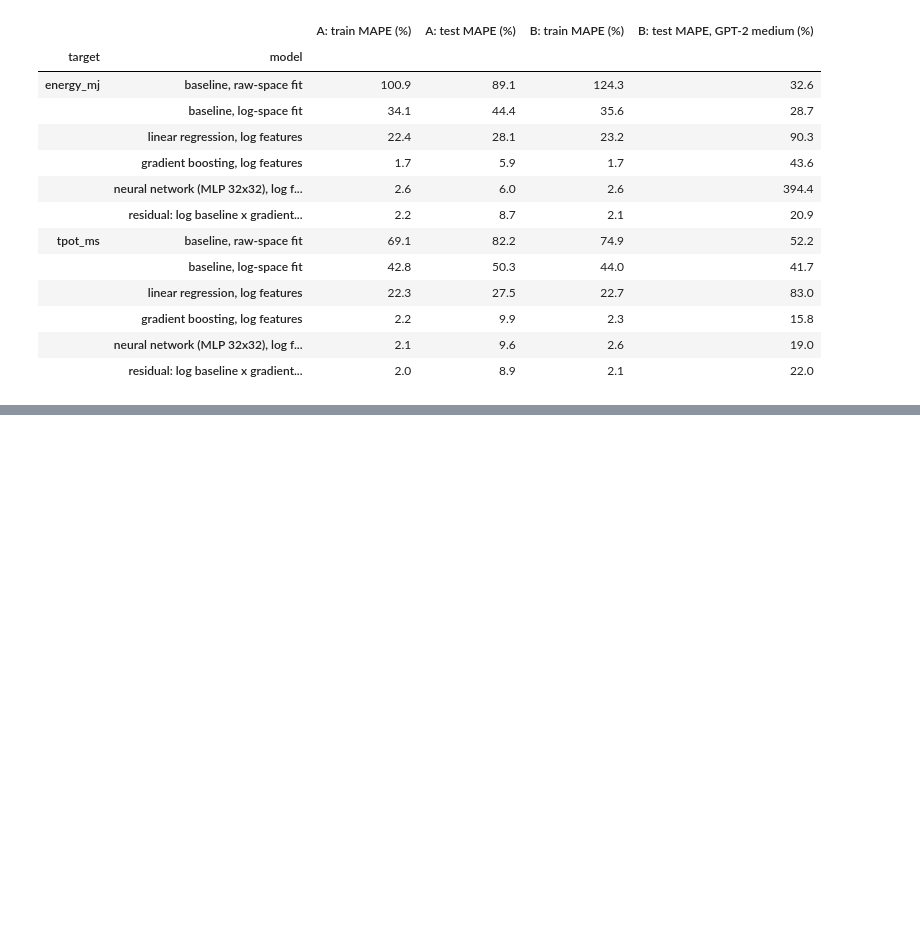
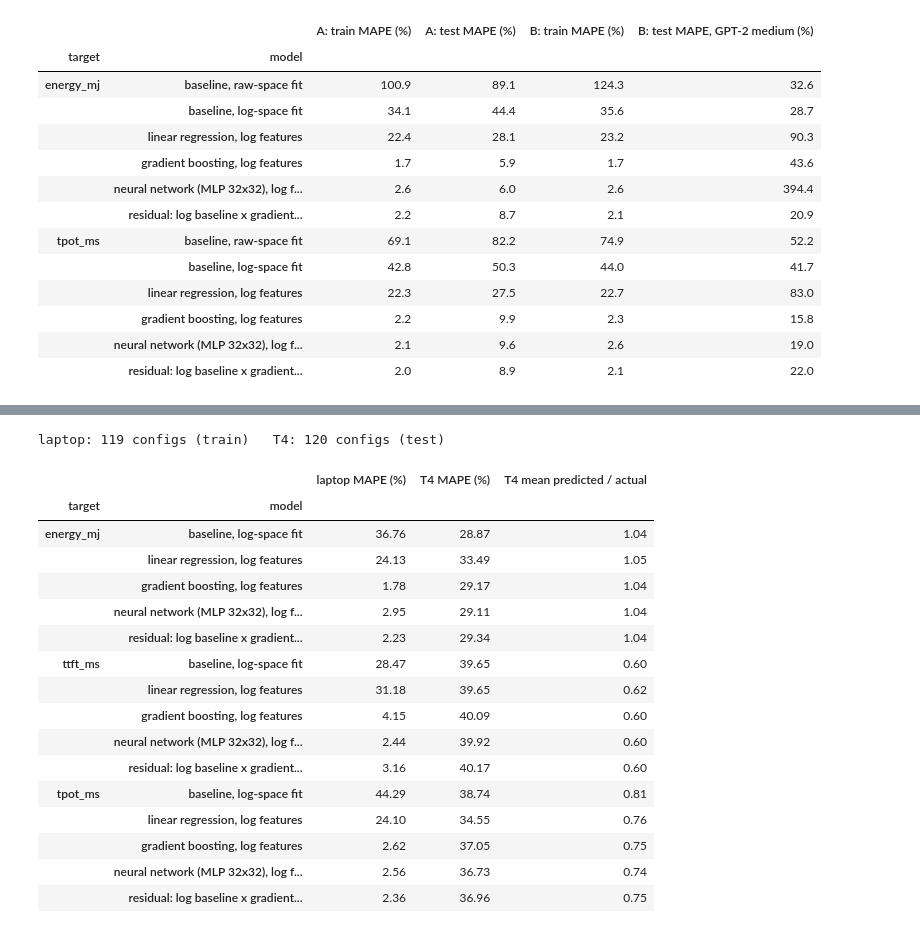
Before and after one commit to Suraj-Sedai/energy-latency-predictor, a Jupyter notebook: notebooks/phase3_models.ipynb, the cells around one changed output, grey strips where cells are left out. Cells and saved outputs as stored; diff of their text form; code cells hidden in the pictures; blank space fills up the shorter version.

Commit message:
Transfer experiment (laptop→T4) and peak-memory models (GBM, additive, two-regime analytical) with OOM check

```diff
--- a/notebooks/phase3_models.ipynb
+++ b/notebooks/phase3_models.ipynb
@@ -700,0 +717,27 @@ splits
+# %%
+# Three targets here. Energy and TPOT use the same baseline formulas as before; TTFT is new.
+TRANSFER_X = {
+    "energy_mj": lambda df: df["params_b"] / df["batch_size"],                         # a * params / batch + c
+    "ttft_ms":   lambda df: df["params_b"] * df["batch_size"] * df["prompt_len"] / 1000, # a * params * batch * prompt + c
+    "tpot_ms":   lambda df: df["params_b"],                                            # a * params + c
+}
+TRANSFER_LABELS = {"energy_mj": "energy per token (mJ)", "ttft_ms": "TTFT (ms)", "tpot_ms": "TPOT (ms)"}
+
+
+def load_configs(path):
+    # ok rows only, mean over the 3 repeats of each config. Same as cfg above, plus TTFT.
+    d = pd.read_csv(path)
+    d = d[d["status"] == "ok"]
+    out = (d.groupby(["model", "params", "layers", "kv_heads", "batch_size", "prompt_len"], as_index=False)
+             .agg(energy_mj=("energy_per_token_j", lambda s: s.mean() * 1000),
+                  ttft_ms=("ttft_s", lambda s: s.mean() * 1000),
+                  tpot_ms=("tpot_s", lambda s: s.mean() * 1000)))
+    out["params_b"] = out["params"] / 1e9
+    return out
+
+
+laptop = load_configs(DATA / "sweep_v2_nvidia_geforce_rtx_5070_ti_laptop_gpu.csv")
+t4 = load_configs(DATA / "sweep_v2_tesla_t4.csv")
+print(f"laptop: {len(laptop)} configs (train)   T4: {len(t4)} configs (test)")
+# %% [output]
+laptop: 119 configs (train)   T4: 120 configs (test)
@@ -700,0 +793,30 @@ splits
+# %%
+# Trained on the laptop. "laptop MAPE" is the fit on its own training data, for reference.
+rows = []
+for t in TRANSFER_X:
+    for name in TRANSFER_MODELS:
+        on_t4 = transfer_predict(laptop_models, name, t, t4)
+        rows.append({"target": t, "model": name,
+                     "laptop MAPE (%)": mape(laptop[t], transfer_predict(laptop_models, name, t, laptop)),
+                     "T4 MAPE (%)": mape(t4[t], on_t4),
+                     "T4 mean predicted / actual": float((on_t4 / t4[t]).mean())})
+transfer = pd.DataFrame(rows).set_index(["target", "model"]).round(2)
+transfer
+# %% [output]
+|  |  | laptop MAPE (%) | T4 MAPE (%) | T4 mean predicted / actual |
+| target | model |  |  |  |
+| energy_mj | baseline, log-space fit | 36.76 | 28.87 | 1.04 |
+|  | linear regression, log features | 24.13 | 33.49 | 1.05 |
+|  | gradient boosting, log features | 1.78 | 29.17 | 1.04 |
+|  | neural network (MLP 32x32), log f... | 2.95 | 29.11 | 1.04 |
+|  | residual: log baseline x gradient... | 2.23 | 29.34 | 1.04 |
+| ttft_ms | baseline, log-space fit | 28.47 | 39.65 | 0.60 |
+|  | linear regression, log features | 31.18 | 39.65 | 0.62 |
+|  | gradient boosting, log features | 4.15 | 40.09 | 0.60 |
+|  | neural network (MLP 32x32), log f... | 2.44 | 39.92 | 0.60 |
+|  | residual: log baseline x gradient... | 3.16 | 40.17 | 0.60 |
+| tpot_ms | baseline, log-space fit | 44.29 | 38.74 | 0.81 |
+|  | linear regression, log features | 24.10 | 34.55 | 0.76 |
+|  | gradient boosting, log features | 2.62 | 37.05 | 0.75 |
+|  | neural network (MLP 32x32), log f... | 2.56 | 36.73 | 0.74 |
+|  | residual: log baseline x gradient... | 2.36 | 36.96 | 0.75 |
```
Also changed, not shown: parts of 19 cells of this notebook.
